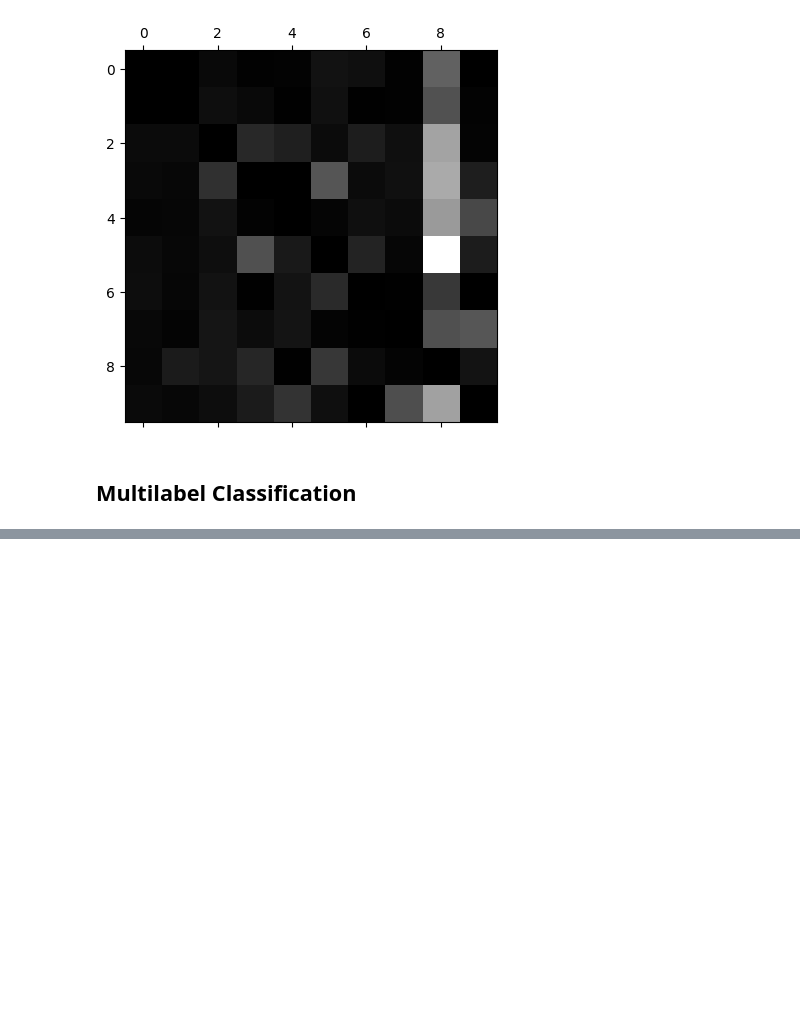
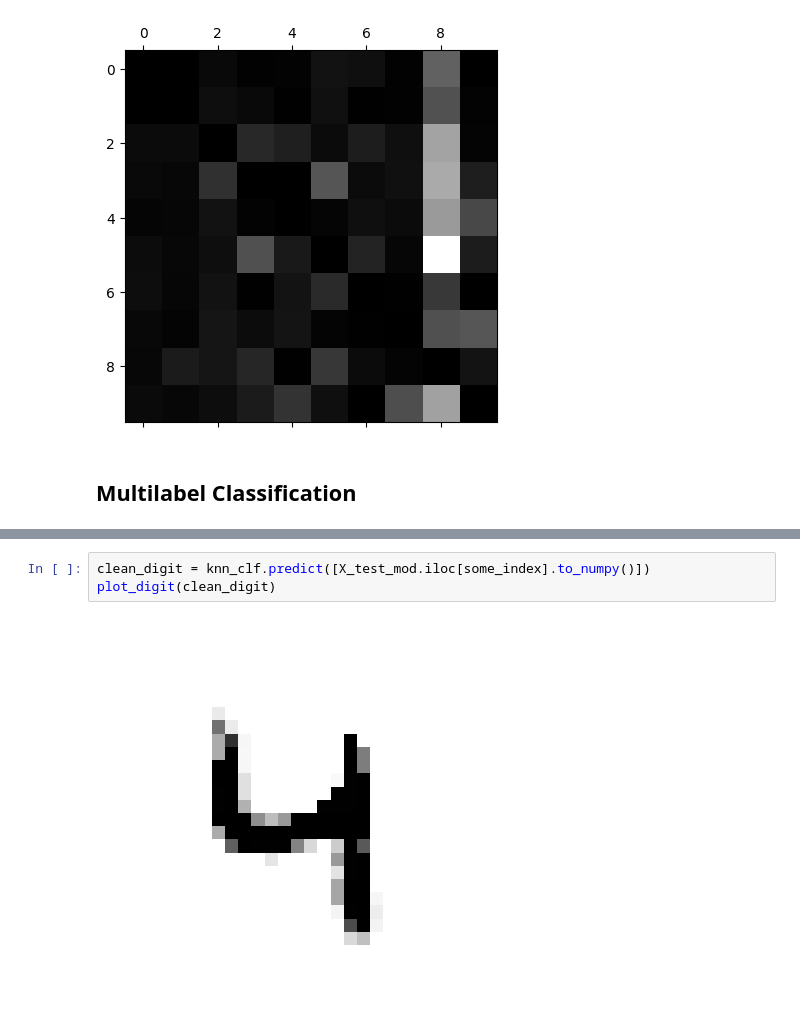
Before and after one commit to Luis098765/ml-with-aurelien-geron, a Jupyter notebook: project/notebooks/ch03/Chapter_3_Classification.ipynb, the cells around one changed output, grey strips where cells are left out. Cells and saved outputs as stored; diff of their text form; blank space fills up the shorter version.

```diff
--- a/project/notebooks/ch03/Chapter_3_Classification.ipynb
+++ b/project/notebooks/ch03/Chapter_3_Classification.ipynb
@@ -272,0 +326,5 @@ plt.show()
+# %%
+clean_digit = knn_clf.predict([X_test_mod.iloc[some_index].to_numpy()])
+plot_digit(clean_digit)
+# %% [output]
+[figure, added]
```
Also changed, not shown: parts of 10 cells of this notebook.
